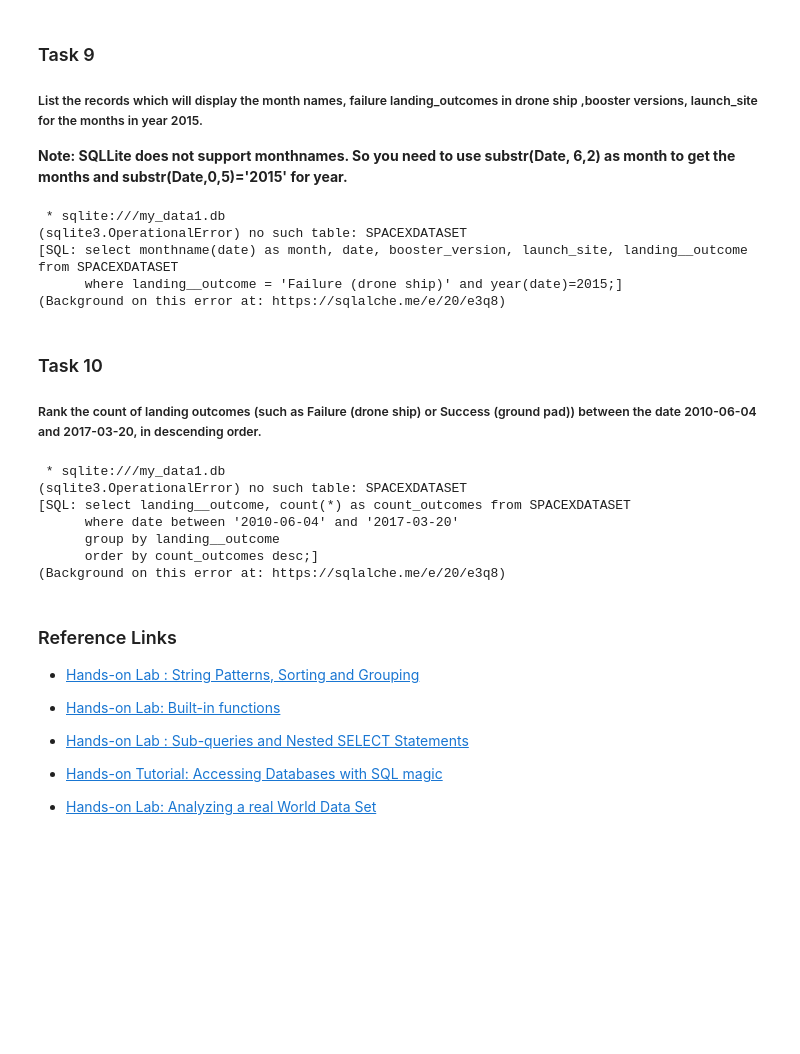
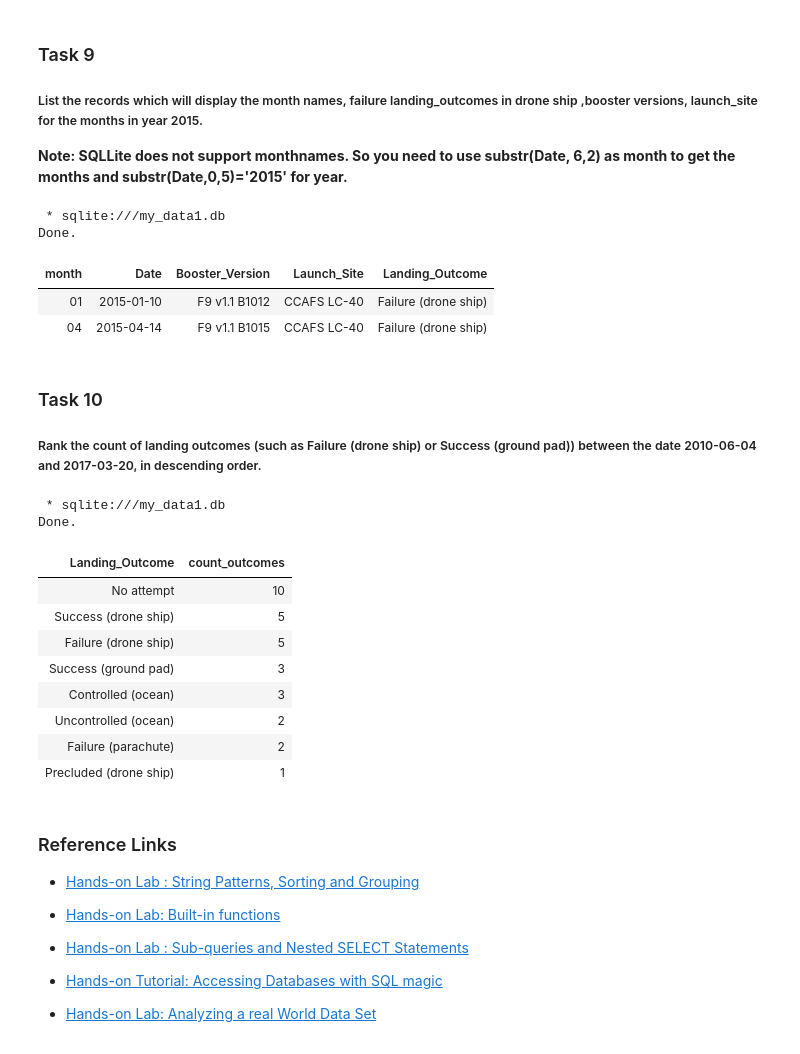
Before and after one commit to Tamarawr-codes/IBM-Data-Science-Capstone-Project, a Jupyter notebook: jupyter-labs-eda-sql-coursera_sqllite.ipynb, the cells around one changed output. Drawn from its saved outputs; the diff is of its cells as text; code cells hidden in the pictures; blank space fills up the shorter version.

```diff
--- a/jupyter-labs-eda-sql-coursera_sqllite.ipynb
+++ b/jupyter-labs-eda-sql-coursera_sqllite.ipynb
@@ -259,14 +270,14 @@ _Hint:Use min function_
 
 **Note: SQLLite does not support monthnames. So you need to use  substr(Date, 6,2) as month to get the months and substr(Date,0,5)='2015' for year.**
 # %%
-%%sql select monthname(date) as month, date, booster_version, launch_site, landing__outcome from SPACEXDATASET
-      where landing__outcome = 'Failure (drone ship)' and year(date)=2015;
+%%sql select substr(date, 6, 2) as month, date, booster_version, launch_site, Landing_Outcome from SPACEXTABLE
+      where Landing_Outcome = 'Failure (drone ship)' and substr(date, 1, 4) = '2015';
 # %% [output]
  * sqlite:///my_data1.db
-(sqlite3.OperationalError) no such table: SPACEXDATASET
-[SQL: select monthname(date) as month, date, booster_version, launch_site, landing__outcome from SPACEXDATASET
-      where landing__outcome = 'Failure (drone ship)' and year(date)=2015;]
-(Background on this error at: https://sqlalche.me/e/20/e3q8)
+Done.
+| month | Date | Booster_Version | Launch_Site | Landing_Outcome |
+| 01 | 2015-01-10 | F9 v1.1 B1012 | CCAFS LC-40 | Failure (drone ship) |
+| 04 | 2015-04-14 | F9 v1.1 B1015 | CCAFS LC-40 | Failure (drone ship) |
 # %% [markdown]
 ### Task 10
 
@@ -275,18 +286,22 @@ _Hint:Use min function_
 
 ##### Rank the count of landing outcomes (such as Failure (drone ship) or Success (ground pad)) between the date 2010-06-04 and 2017-03-20, in descending order.
 # %%
-%%sql select landing__outcome, count(*) as count_outcomes from SPACEXDATASET
+%%sql select Landing_Outcome, count(*) as count_outcomes from SPACEXTABLE
       where date between '2010-06-04' and '2017-03-20'
-      group by landing__outcome
+      group by Landing_Outcome
       order by count_outcomes desc;
 # %% [output]
  * sqlite:///my_data1.db
-(sqlite3.OperationalError) no such table: SPACEXDATASET
-[SQL: select landing__outcome, count(*) as count_outcomes from SPACEXDATASET
-      where date between '2010-06-04' and '2017-03-20'
-      group by landing__outcome
-      order by count_outcomes desc;]
-(Background on this error at: https://sqlalche.me/e/20/e3q8)
+Done.
+| Landing_Outcome | count_outcomes |
+| No attempt | 10 |
+| Success (drone ship) | 5 |
+| Failure (drone ship) | 5 |
+| Success (ground pad) | 3 |
+| Controlled (ocean) | 3 |
+| Uncontrolled (ocean) | 2 |
+| Failure (parachute) | 2 |
+| Precluded (drone ship) | 1 |
 # %% [markdown]
 ### Reference Links
 
```
Also changed, not shown: parts of 12 cells of this notebook.
